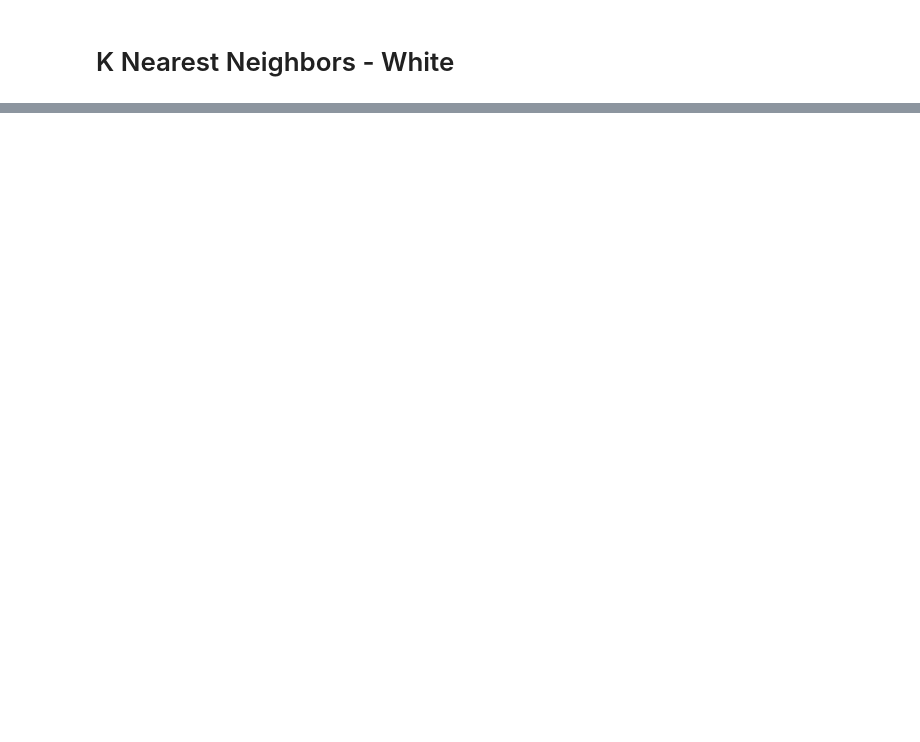
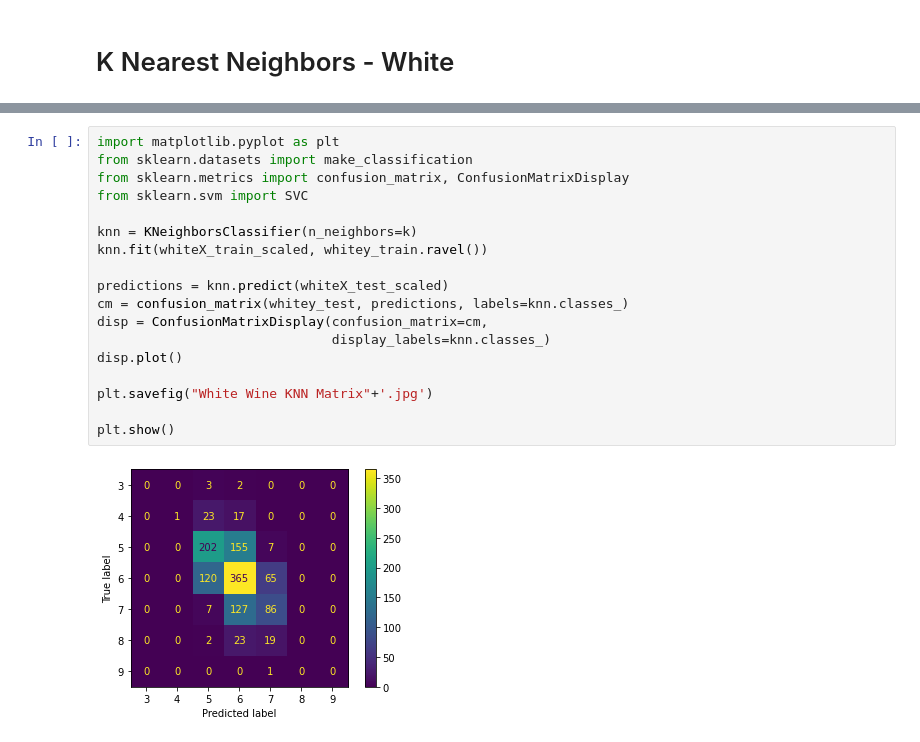
Before and after one commit to JCat3/Using-Machine-Learning-to-Predict-Wine-Quality, a Jupyter notebook: KNN Model.ipynb, the cells around one changed output, grey strips where cells are left out. Drawn from its saved outputs; the diff is of its cells as text; blank space fills up the shorter version.

```diff
--- a/KNN Model.ipynb
+++ b/KNN Model.ipynb
@@ -141,0 +233,20 @@ plt.show()
+# %%
+import matplotlib.pyplot as plt
+from sklearn.datasets import make_classification
+from sklearn.metrics import confusion_matrix, ConfusionMatrixDisplay
+from sklearn.svm import SVC
+
+knn = KNeighborsClassifier(n_neighbors=k)
+knn.fit(whiteX_train_scaled, whitey_train.ravel())
+
+predictions = knn.predict(whiteX_test_scaled)
+cm = confusion_matrix(whitey_test, predictions, labels=knn.classes_)
+disp = ConfusionMatrixDisplay(confusion_matrix=cm,
+                              display_labels=knn.classes_)
+disp.plot()
+
+plt.savefig("White Wine KNN Matrix"+'.jpg')
+
+plt.show()
+# %% [output]
+[figure, added]
```
Also changed, not shown: parts of 22 cells of this notebook, 5 other files.
